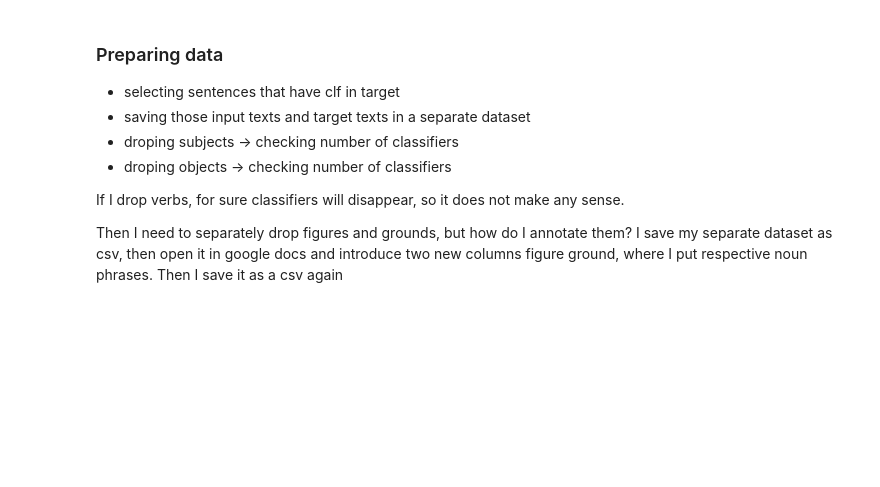
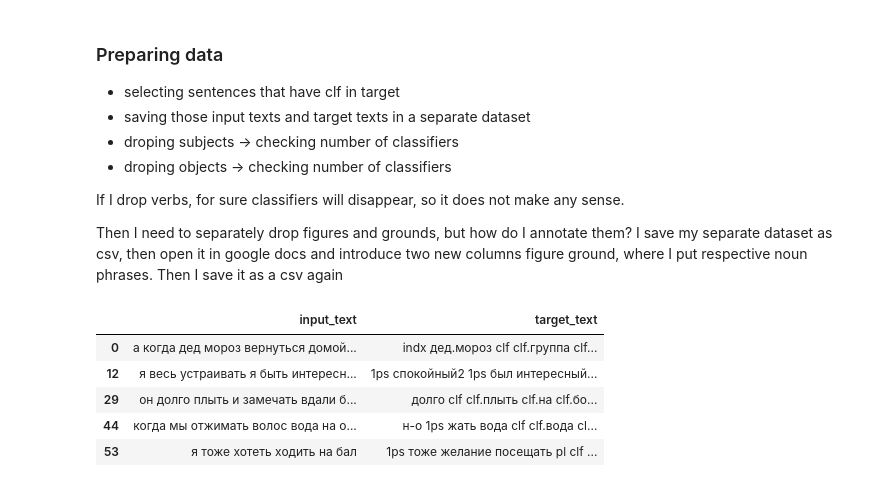
Before and after one commit to Pandaklez/MT_Russian-to-RSL, a Jupyter notebook: experiments/removing_tokens/removing_tokens.ipynb, the cells around one changed output. Saved outputs shown, nothing was run; the diff lists cells and outputs as text; code cells hidden in the pictures; blank space fills up the shorter version.

```diff
--- a/experiments/removing_tokens/removing_tokens.ipynb
+++ b/experiments/removing_tokens/removing_tokens.ipynb
@@ -106,5 +122,19 @@ Then I need to separately drop figures and grounds, but how do I annotate them?
 # %%
 #!g1.1
 for index, row in test_data.iterrows():
-    if 'clf' in row['target_text']:
-        print(row['target_text'])
+    if 'clf' not in row['target_text']:  # 112 sentences WITH *clf*
+        test_data.drop(index, inplace=True)
+#print(row['target_text'])
+# %%
+#!g1.1
+test_data.drop(['test_stem_rus', 'test_gram_rus', 'test_rsl', 'stem_rus', 'rsl', 'gram_rus'], axis=1, inplace=True)
+# %%
+#!g1.1
+test_data.head()
+# %% [output]
+|  | input_text | target_text |
+| 0 | а когда дед мороз вернуться домой... | indx дед.мороз clf clf.группа clf... |
+| 12 | я весь устраивать я быть интересн... | 1ps спокойный2 1ps был интересный... |
+| 29 | он долго плыть и замечать вдали б... | долго clf clf.плыть clf.на clf.бо... |
+| 44 | когда мы отжимать волос вода на о... | н-о 1ps жать вода clf clf.вода cl... |
+| 53 | я тоже хотеть ходить на бал | 1ps тоже желание посещать pl clf ... |
```
Also changed, not shown: parts of 25 cells of this notebook, 1 other file.
